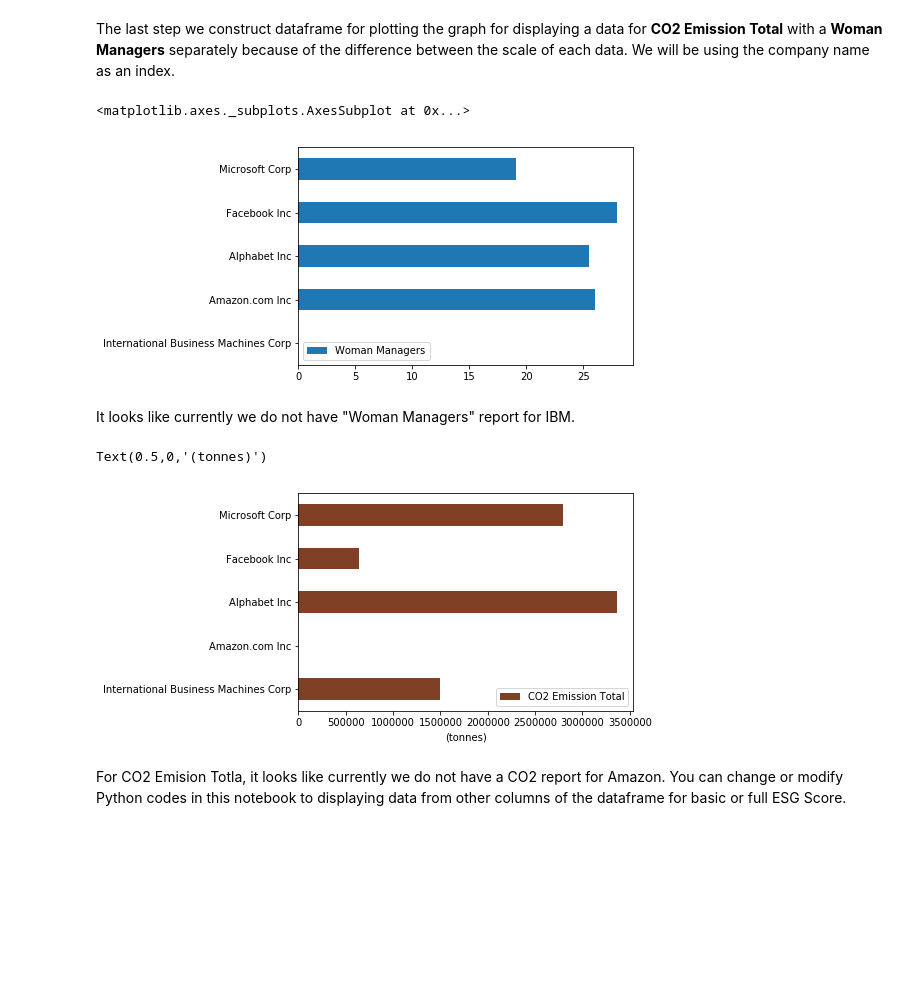
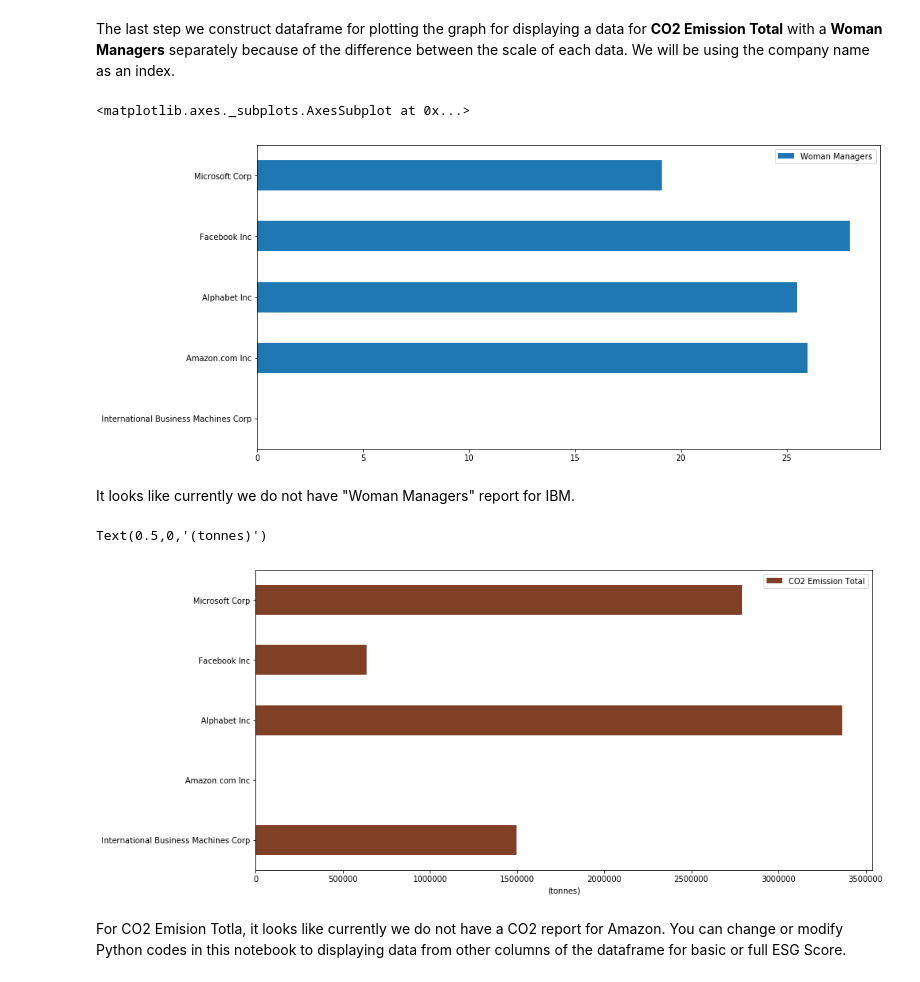
Before and after one commit to LSEG-API-Samples/Example.RDP.Python.ESGGraphPlot, a Jupyter notebook: ESGGraphPlot.ipynb, the cells around one changed output. Drawn from its saved outputs; the diff is of its cells as text; code cells hidden in the pictures; blank space fills up the shorter version.

```diff
--- a/ESGGraphPlot.ipynb
+++ b/ESGGraphPlot.ipynb
@@ -33,5 +33,6 @@ The user must have a valid EDP account with a permission to access ESG data. The
 import getpass as gp
 
 username=input('Enter EDP username:')
+clientid=input('Enter client id/app id:')
 password=gp.getpass('Enter EDP Password:')
 # %% [output]
@@ -57,6 +59,7 @@ if refreshToken is None:
     _params={
         "username": username,
         "password": password,
+        "client_id": clientid,
         "grant_type": "password",
         "scope": "trapi",
         "takeExclusiveSignOnControl": "true"
@@ -72,6 +75,8 @@ resp=post(url=getTokenEndpoint,data=_params,headers=_header,auth=(username,""))
 # %% [markdown]
 If the returned status code from HTTP response is not 200 (OK), we assume that there is an error occurred, therefore, the application will print the status code and the response status message then exit the application. Otherwise, get the Refresh Token and Access Token from the HTTP response message and print it out.
 # %%
+refreshToken=""
+accessToken=""
 if resp.status_code!=200:
     print("Status Code:",resp.status_code," Text:",dumps(loads(resp.text),indent=4))
     exit()
@@ -288,19 +293,19 @@ print(instrumentorg)
 The last step we construct dataframe for plotting the graph for displaying a data for **CO2 Emission Total** with a **Woman Managers** separately because of the difference between the scale of each data. We will be using the company name as an index.
 # %%
 df1 = pd.DataFrame({"Woman Managers":woman}, index=instrumentorg)
-df1.plot.barh(y='Woman Managers')
+df1.plot.barh(y='Woman Managers',figsize=(14,7))
 # %% [output]
 <matplotlib.axes._subplots.AxesSubplot at 0x...>
-[figure, old version]
+[figure, new version]
 # %% [markdown]
 It looks like currently we do not have "Woman Managers" report for IBM.
 # %%
 df2 = pd.DataFrame({"CO2 Emission Total":co2}, index=instrumentorg)
-plt=df2.plot.barh(y='CO2 Emission Total',color=(0.5, 0.25, 0.15, 1))
+plt=df2.plot.barh(y='CO2 Emission Total',color=(0.5, 0.25, 0.15, 1),figsize=(14,7))
 plt.set_xlabel('(tonnes)')
 # %% [output]
 Text(0.5,0,'(tonnes)')
-[figure, old version]
+[figure, new version]
 # %% [markdown]
 For CO2 Emision Totla, it looks like currently we do not have a CO2 report for Amazon.
 You can change or modify Python codes in this notebook to displaying data from other columns of the dataframe for basic or full ESG Score.
```
Also changed, not shown: parts of 2 cells of this notebook, 1 other file.
